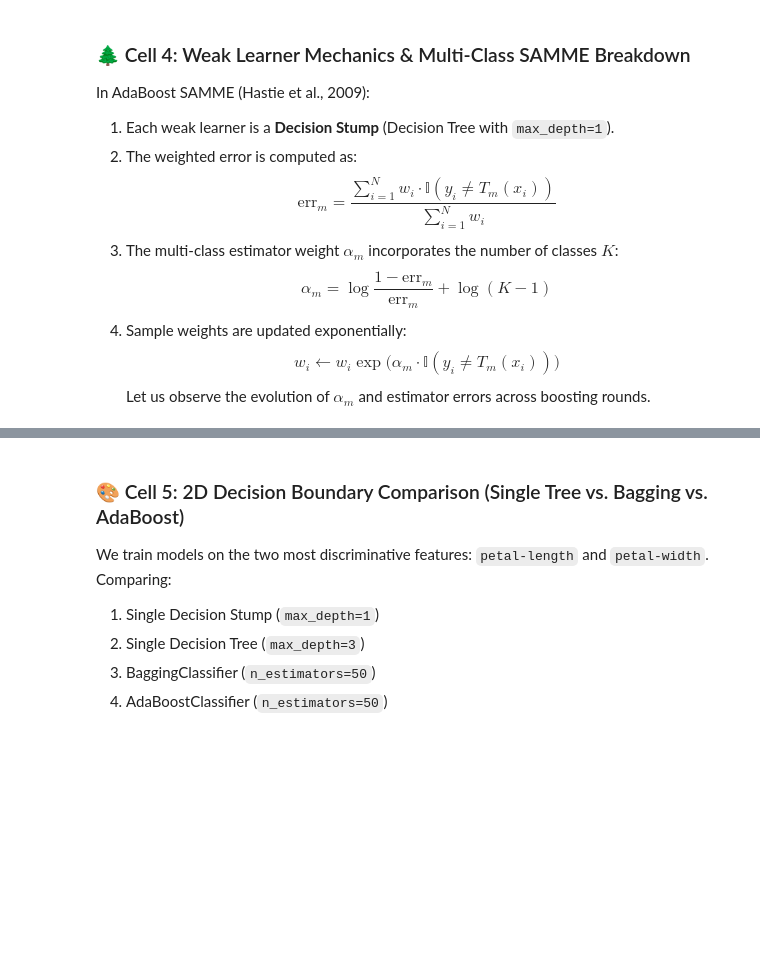
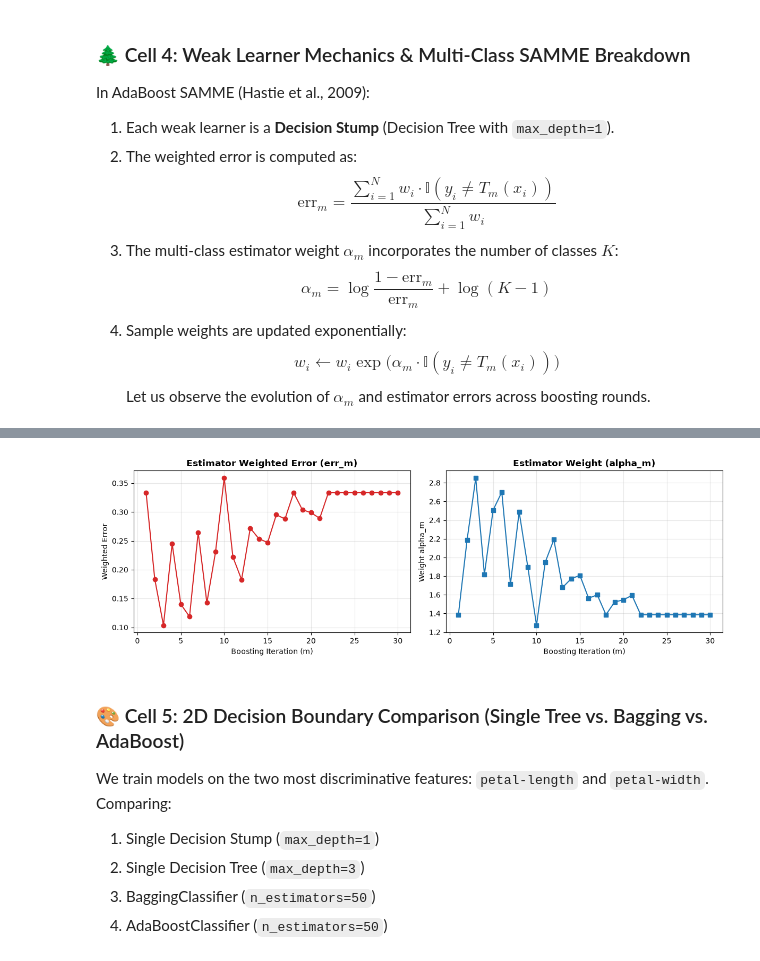
Before and after one commit to Vantage-Consortium-Co-Ltd/Ensemble-Learning, a Jupyter notebook: notebooks/01_eda_and_experiments.ipynb, the cells around one changed output, grey strips where cells are left out. Cells and saved outputs as stored; diff of their text form; code cells hidden in the pictures; blank space fills up the shorter version.

```diff
--- a/notebooks/01_eda_and_experiments.ipynb
+++ b/notebooks/01_eda_and_experiments.ipynb
@@ -112,16 +156,17 @@ ada.fit(X_train, y_train)
 
 fig, (ax1, ax2) = plt.subplots(1, 2, figsize=(12, 4))
 ax1.plot(range(1, len(ada.estimator_errors_) + 1), ada.estimator_errors_, marker="o", color="#d62728")
-ax1.set_title("Estimator Weighted Error ($err_m$)", fontweight="bold")
+ax1.set_title("Estimator Weighted Error (err_m)", fontweight="bold")
 ax1.set_xlabel("Boosting Iteration (m)")
 ax1.set_ylabel("Weighted Error")
 ax1.grid(True, alpha=0.3)
 
 ax2.plot(range(1, len(ada.estimator_weights_) + 1), ada.estimator_weights_, marker="s", color="#1f77b4")
-ax2.set_title("Estimator Weight ($\alpha_m$)", fontweight="bold")
+ax2.set_title("Estimator Weight (alpha_m)", fontweight="bold")
 ax2.set_xlabel("Boosting Iteration (m)")
-ax2.set_ylabel("Weight $\\alpha_m$")
+ax2.set_ylabel("Weight alpha_m")
 ax2.grid(True, alpha=0.3)
 
 plt.tight_layout()
 plt.show()
+# %% [output]
@@ -128,3 +174,4 @@ plt.show()
+[figure, added]
 # %% [markdown]
 ### 🎨 Cell 5: 2D Decision Boundary Comparison (Single Tree vs. Bagging vs. AdaBoost)
 We train models on the two most discriminative features: `petal-length` and `petal-width`.
```
Also changed, not shown: parts of 8 cells of this notebook, 5 other files.
